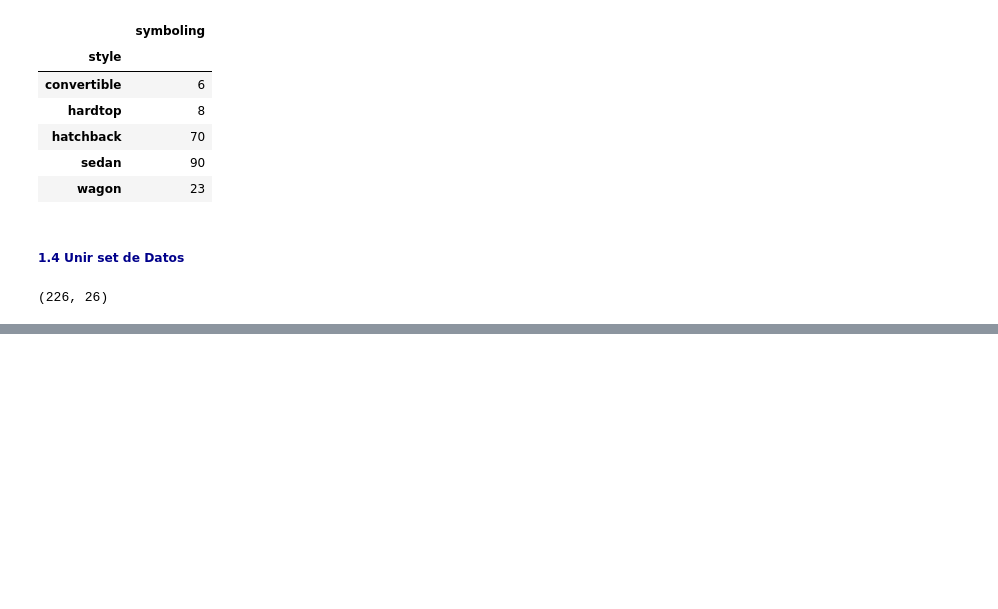
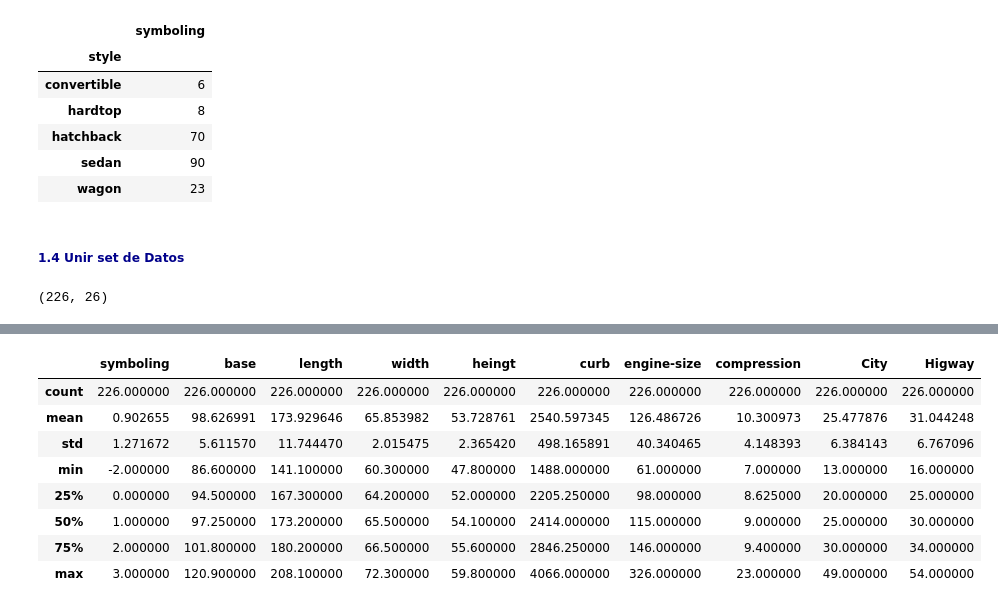
Before and after one commit to poll-avila-21/03C2022_DA, a Jupyter notebook: EDA_AUTOS_EC2022.ipynb, the cells around one changed output, grey strips where cells are left out. Cells and saved outputs as stored; diff of their text form; code cells hidden in the pictures; blank space fills up the shorter version.

```diff
--- a/EDA_AUTOS_EC2022.ipynb
+++ b/EDA_AUTOS_EC2022.ipynb
@@ -183,0 +258,12 @@ dfAutos.shape
+# %%
+dfAutos.describe()
+# %% [output]
+|  | symboling | base | length | width | heingt | curb | engine-size | compression | City | Higway |
+| count | 226.000000 | 226.000000 | 226.000000 | 226.000000 | 226.000000 | 226.000000 | 226.000000 | 226.000000 | 226.000000 | 226.000000 |
+| mean | 0.902655 | 98.626991 | 173.929646 | 65.853982 | 53.728761 | 2540.597345 | 126.486726 | 10.300973 | 25.477876 | 31.044248 |
+| std | 1.271672 | 5.611570 | 11.744470 | 2.015475 | 2.365420 | 498.165891 | 40.340465 | 4.148393 | 6.384143 | 6.767096 |
+| min | -2.000000 | 86.600000 | 141.100000 | 60.300000 | 47.800000 | 1488.000000 | 61.000000 | 7.000000 | 13.000000 | 16.000000 |
+| 25% | 0.000000 | 94.500000 | 167.300000 | 64.200000 | 52.000000 | 2205.250000 | 98.000000 | 8.625000 | 20.000000 | 25.000000 |
+| 50% | 1.000000 | 97.250000 | 173.200000 | 65.500000 | 54.100000 | 2414.000000 | 115.000000 | 9.000000 | 25.000000 | 30.000000 |
+| 75% | 2.000000 | 101.800000 | 180.200000 | 66.500000 | 55.600000 | 2846.250000 | 146.000000 | 9.400000 | 30.000000 | 34.000000 |
+| max | 3.000000 | 120.900000 | 208.100000 | 72.300000 | 59.800000 | 4066.000000 | 326.000000 | 23.000000 | 49.000000 | 54.000000 |
```
Also changed, not shown: parts of 46 cells of this notebook.
